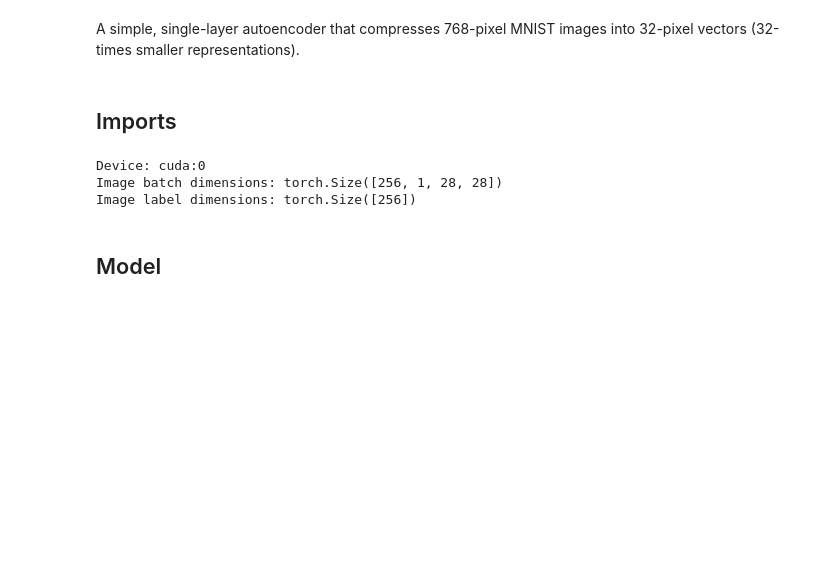
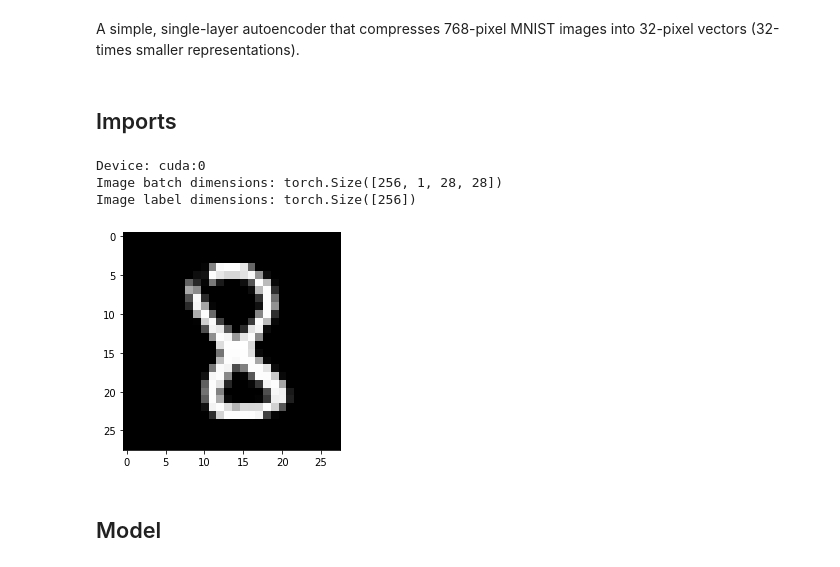
Before and after one commit to hizuka590/VSD_benchmark, a Jupyter notebook: stat453-deep-learning-ss21/L16/autoencoder_fully_connected.ipynb, the cells around one changed output. Saved outputs shown, nothing was run; the diff lists cells and outputs as text; code cells hidden in the pictures; blank space fills up the shorter version.

```diff
--- a/stat453-deep-learning-ss21/L16/autoencoder_fully_connected.ipynb
+++ b/stat453-deep-learning-ss21/L16/autoencoder_fully_connected.ipynb
@@ -18,6 +18,7 @@ import torch.nn.functional as F
 from torchvision import datasets
 from torchvision import transforms
 from torch.utils.data import DataLoader
+import matplotlib.pyplot as plt
 
 if torch.cuda.is_available():
     torch.backends.cudnn.deterministic = True
@@ -48,33 +49,37 @@ num_hidden_1 = 32
 
 # Note transforms.ToTensor() scales input images
 # to 0-1 range
 train_dataset = datasets.MNIST(root='data',
                                train=True,
                                transform=transforms.ToTensor(),
                                download=True)
 
 test_dataset = datasets.MNIST(root='data',
                               train=False,
                               transform=transforms.ToTensor())
 
 
 train_loader = DataLoader(dataset=train_dataset,
                           batch_size=batch_size,
                           shuffle=True)
 
 test_loader = DataLoader(dataset=test_dataset,
                          batch_size=batch_size,
                          shuffle=False)
 
 # Checking the dataset
 for images, labels in train_loader:
     print('Image batch dimensions:', images.shape)
     print('Image label dimensions:', labels.shape)
+    img = images[0].squeeze()
+    plt.imshow(img, cmap="gray")
+    plt.show()
     break
 # %% [output]
 Device: cuda:0
 Image batch dimensions: torch.Size([256, 1, 28, 28])
 Image label dimensions: torch.Size([256])
+[figure, added]
 # %% [markdown]
 ## Model
 # %%
```
Also changed, not shown: 7 other files.
